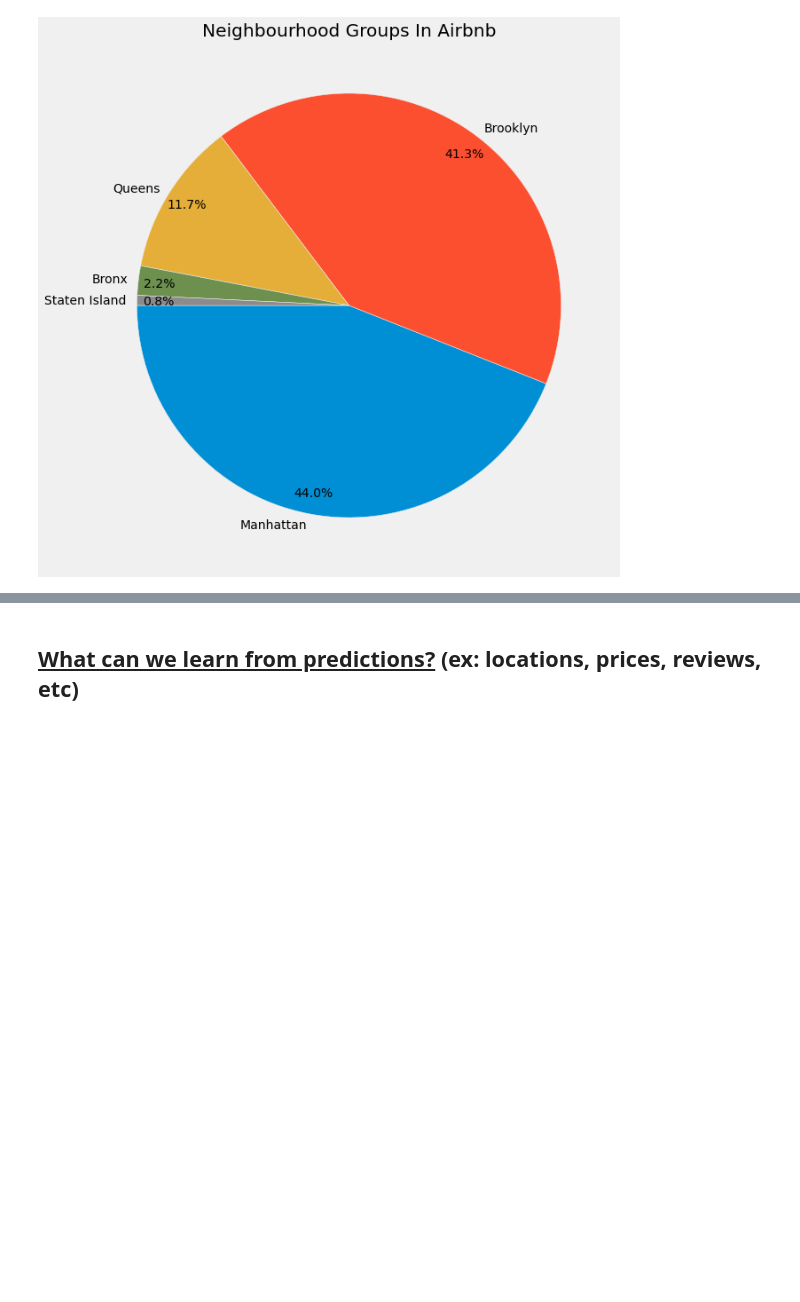
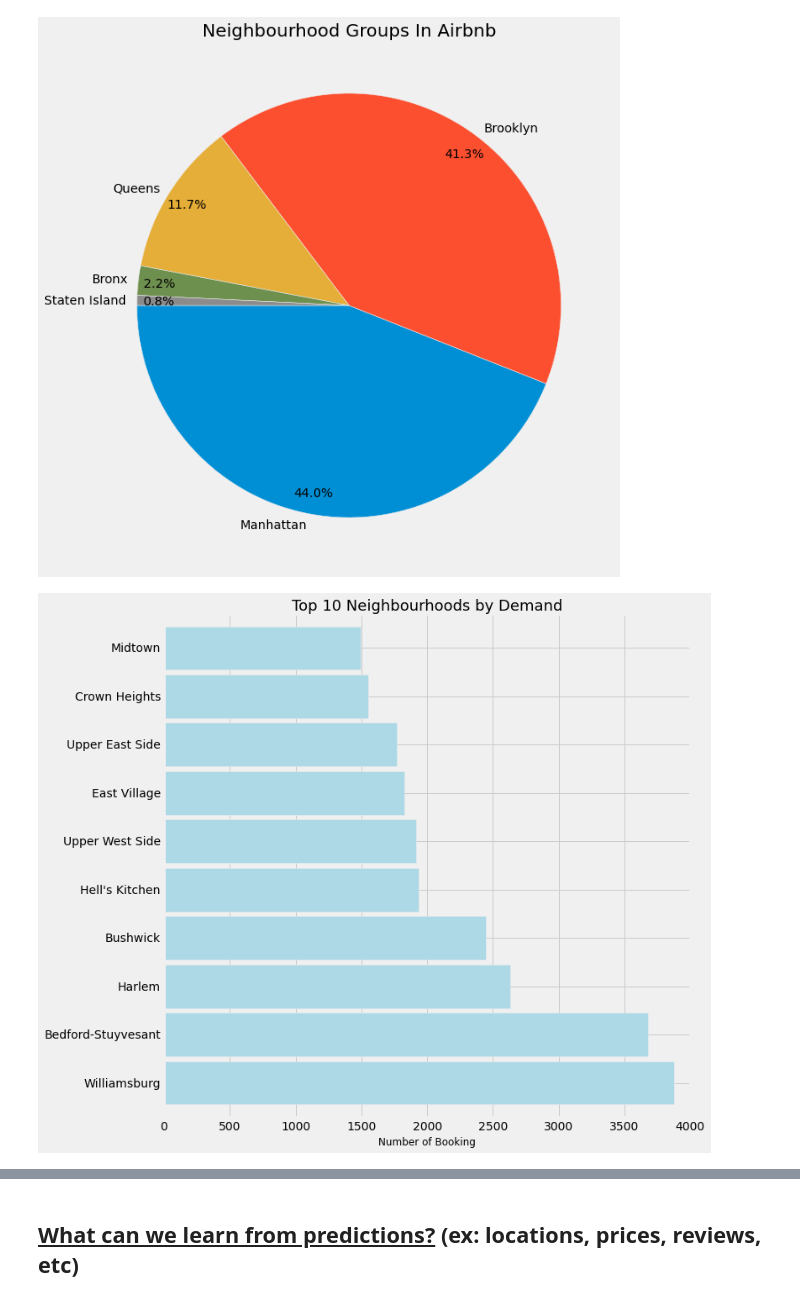
Before and after one commit to kashifkamran639/Airbnb-NYC-2019, a Jupyter notebook: Kashif_Kamran_Airbnb_Bookings_Analysis_Capstone_Project.ipynb, the cells around one changed output, grey strips where cells are left out. Saved outputs shown, nothing was run; the diff lists cells and outputs as text; code cells hidden in the pictures; blank space fills up the shorter version.

```diff
--- a/Kashif_Kamran_Airbnb_Bookings_Analysis_Capstone_Project.ipynb
+++ b/Kashif_Kamran_Airbnb_Bookings_Analysis_Capstone_Project.ipynb
@@ -304,3 +306,12 @@ g = plt.pie(df.neighbourhood_group.value_counts(), labels=df.neighbourhood_group
 plt.show()
 # %% [output]
 [figure]
+# %%
+# Lets See who are the Top Neighbourhood in Demand by Number of Listings
+feq=df['neighbourhood'].value_counts().sort_values(ascending=False)
+feq[:10].plot.barh(figsize=(10, 10), width=0.9, color = 'lightblue')
+plt.title("Top 10 Neighbourhoods by Demand", fontsize=18)
+plt.xlabel('Number of Booking', fontsize=12)
+plt.show()
+# %% [output]
+[figure, added]
```
Also changed, not shown: parts of 33 cells of this notebook.
